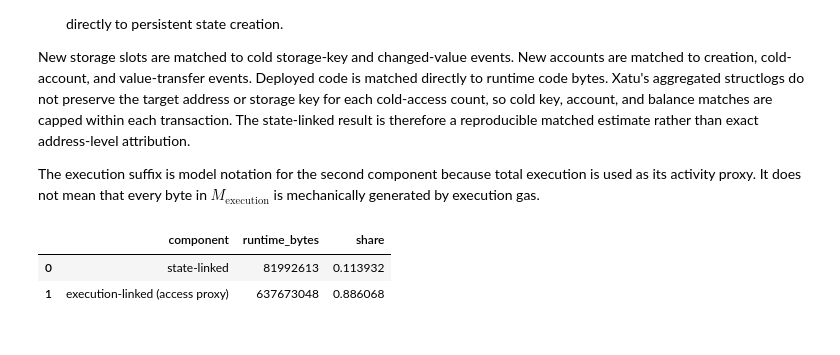
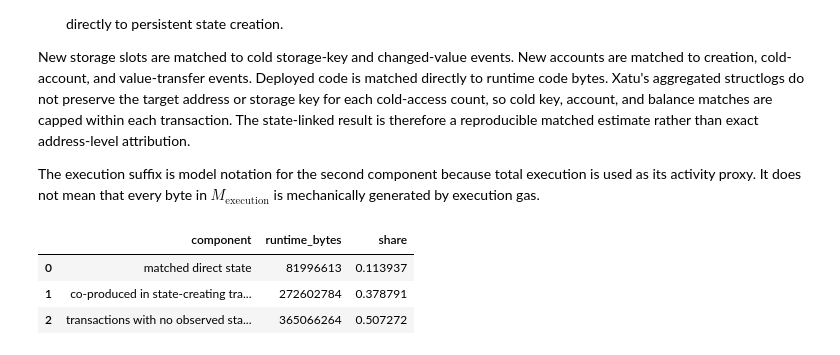
Before and after one commit to M1kuW1ll/eip-7999-research, a Jupyter notebook: notebooks/1.11-bal-state-creation-coupling-calibration.ipynb, the cells around one changed output. Saved outputs shown, nothing was run; the diff lists cells and outputs as text; code cells hidden in the pictures.

```diff
--- a/notebooks/1.11-bal-state-creation-coupling-calibration.ipynb
+++ b/notebooks/1.11-bal-state-creation-coupling-calibration.ipynb
@@ -23,11 +23,6 @@ ROOT = Path.cwd().resolve().parent if Path.cwd().name == 'notebooks' else Path.c
 if str(ROOT / 'src') not in sys.path:
     sys.path.insert(0, str(ROOT / 'src'))
 
-from sim.xatu_bal_8279 import (
-    attribute_direct_state_runtime_bytes,
-    attach_normalized_composite_costs,
-)
-
 START_DATE = '2026-02-01'
 END_DATE = '2026-06-01'
 DATE_TAG = f'{START_DATE}_{END_DATE}'
@@ -35,8 +30,6 @@ DATA_DIR = ROOT / 'data'
 PLOT_DIR = ROOT / 'plots'
 PLOT_DIR.mkdir(parents=True, exist_ok=True)
 
-TX_RUNTIME_CSV = DATA_DIR / f'calibration_xatu_bal_runtime_8279_transactions_{DATE_TAG}.csv'
-TX_GAS_INPUTS_CSV = DATA_DIR / f'calibration_xatu_bal_runtime_8279_transaction_gas_inputs_{DATE_TAG}.csv'
 BLOCK_RUNTIME_CSV = DATA_DIR / f'calibration_xatu_bal_runtime_8279_blocks_{DATE_TAG}.csv'
 STATE_EXECUTION_BLOCK_CSV = DATA_DIR / f'calibration_xatu_bal_runtime_8279_state_execution_blocks_{DATE_TAG}.csv'
 BAL_PHYSICAL_BLOCK_CSV = DATA_DIR / f'calibration_bal_block_predictions_{DATE_TAG}.csv'
@@ -44,10 +37,13 @@ DAILY_ACCOUNTING_CSV = DATA_DIR / f'daily_accounting_panel_calibrated_with_bal_{
 OUT_DAILY_CSV = DATA_DIR / f'calibration_bal_runtime_8279_daily_{DATE_TAG}.csv'
 OUT_COMPONENTS_CSV = DATA_DIR / f'bal_runtime_8279_component_attribution_{DATE_TAG}.csv'
 OUT_TWO_WAY_CSV = DATA_DIR / f'bal_runtime_8279_two_way_decomposition_{DATE_TAG}.csv'
+OUT_THREE_WAY_CSV = DATA_DIR / f'bal_runtime_8279_three_way_decomposition_{DATE_TAG}.csv'
+OUT_THREE_WAY_COMPONENTS_CSV = DATA_DIR / f'bal_runtime_8279_three_way_components_{DATE_TAG}.csv'
 OUT_EXPOSURE_CSV = DATA_DIR / f'bal_runtime_8279_composite_cost_exposure_{DATE_TAG}.csv'
 OUT_PHYSICAL_COMPARISON_CSV = DATA_DIR / f'bal_runtime_8279_physical_comparison_{DATE_TAG}.csv'
 OUT_CARD_CSV = DATA_DIR / f'bal_runtime_8279_parameter_card_{DATE_TAG}.csv'
 COUPLING_PLOT = PLOT_DIR / f'bal_state_creation_coupling_calibration_{DATE_TAG}.png'
+THREE_WAY_COMPONENT_PLOT = PLOT_DIR / f'bal_runtime_8279_three_way_components_{DATE_TAG}.png'
 DATA_COMPONENT_PLOT = PLOT_DIR / f'daily_data_resource_components_runtime_8279_{DATE_TAG}.png'
 
 plt.rcParams.update({
@@ -287,36 +286,60 @@ The execution suffix is model notation for the second component because total ex
 # %%
 daily_attribution = (
     attribution_blocks.groupby('date', as_index=False)
     .agg(
         runtime_bytes=('bal_runtime_bytes_8279', 'sum'),
         state_bytes=('bal_runtime_bytes_state_8279', 'sum'),
         execution_bytes=('bal_runtime_bytes_execution_8279', 'sum'),
         sampled_blocks=('block_number', 'size'),
     )
 )
 daily_attribution['state_weight'] = (
     daily_attribution['state_bytes'] / daily_attribution['runtime_bytes']
 )
 daily_attribution['execution_weight'] = (
     daily_attribution['execution_bytes'] / daily_attribution['runtime_bytes']
 )
 
 TOTAL_RUNTIME_BYTES = int(attribution_blocks['bal_runtime_bytes_8279'].sum())
 STATE_RUNTIME_BYTES = int(attribution_blocks['bal_runtime_bytes_state_8279'].sum())
 EXECUTION_RUNTIME_BYTES = int(attribution_blocks['bal_runtime_bytes_execution_8279'].sum())
+COPRODUCED_RUNTIME_BYTES = int(
+    attribution_blocks['bal_runtime_bytes_coproduced_state_txs_8279'].sum()
+)
+NONSTATE_RUNTIME_BYTES = int(
+    attribution_blocks['bal_runtime_bytes_nonstate_txs_8279'].sum()
+)
 STATE_WEIGHT = STATE_RUNTIME_BYTES / TOTAL_RUNTIME_BYTES
 EXECUTION_WEIGHT = EXECUTION_RUNTIME_BYTES / TOTAL_RUNTIME_BYTES
+COPRODUCED_WEIGHT = COPRODUCED_RUNTIME_BYTES / TOTAL_RUNTIME_BYTES
+NONSTATE_WEIGHT = NONSTATE_RUNTIME_BYTES / TOTAL_RUNTIME_BYTES
+STATE_BUNDLE_WEIGHT = STATE_WEIGHT + COPRODUCED_WEIGHT
+TRANSACTION_COUNT = int(attribution_blocks['transactions'].sum())
+STATE_TRANSACTION_COUNT = int(attribution_blocks['state_transactions'].sum())
+DIRECT_STATE_TRANSACTION_COUNT = int(
+    attribution_blocks['direct_state_transactions'].sum()
+)
+STATE_TRANSACTION_SHARE = STATE_TRANSACTION_COUNT / TRANSACTION_COUNT
+DIRECT_STATE_TRANSACTION_SHARE = DIRECT_STATE_TRANSACTION_COUNT / TRANSACTION_COUNT
 
 two_way = pd.DataFrame([
     {'component': 'state-linked', 'runtime_bytes': STATE_RUNTIME_BYTES, 'share': STATE_WEIGHT},
     {'component': 'execution-linked (access proxy)', 'runtime_bytes': EXECUTION_RUNTIME_BYTES, 'share': EXECUTION_WEIGHT},
 ])
 two_way.to_csv(OUT_TWO_WAY_CSV, index=False)
-two_way
+
+three_way = pd.DataFrame([
+    {'component': 'matched direct state', 'runtime_bytes': STATE_RUNTIME_BYTES, 'share': STATE_WEIGHT},
+    {'component': 'co-produced in state-creating transactions', 'runtime_bytes': COPRODUCED_RUNTIME_BYTES, 'share': COPRODUCED_WEIGHT},
+    {'component': 'transactions with no observed state creation', 'runtime_bytes': NONSTATE_RUNTIME_BYTES, 'share': NONSTATE_WEIGHT},
+])
+three_way.to_csv(OUT_THREE_WAY_CSV, index=False)
+three_way
 # %% [output]
 |  | component | runtime_bytes | share |
-| 0 | state-linked | 81992613 | 0.113932 |
-| 1 | execution-linked (access proxy) | 637673048 | 0.886068 |
+| 0 | matched direct state | 81996613 | 0.113937 |
+| 1 | co-produced in state-creating tra... | 272602784 | 0.378791 |
+| 2 | transactions with no observed sta... | 365066264 | 0.507272 |
 # %%
 component_specs = [
     ('storage key', ['storage_key_bytes_8279'], ['direct_new_storage_key_bytes_8279']),
```
Also changed, not shown: parts of 11 cells of this notebook, 29 other files.
